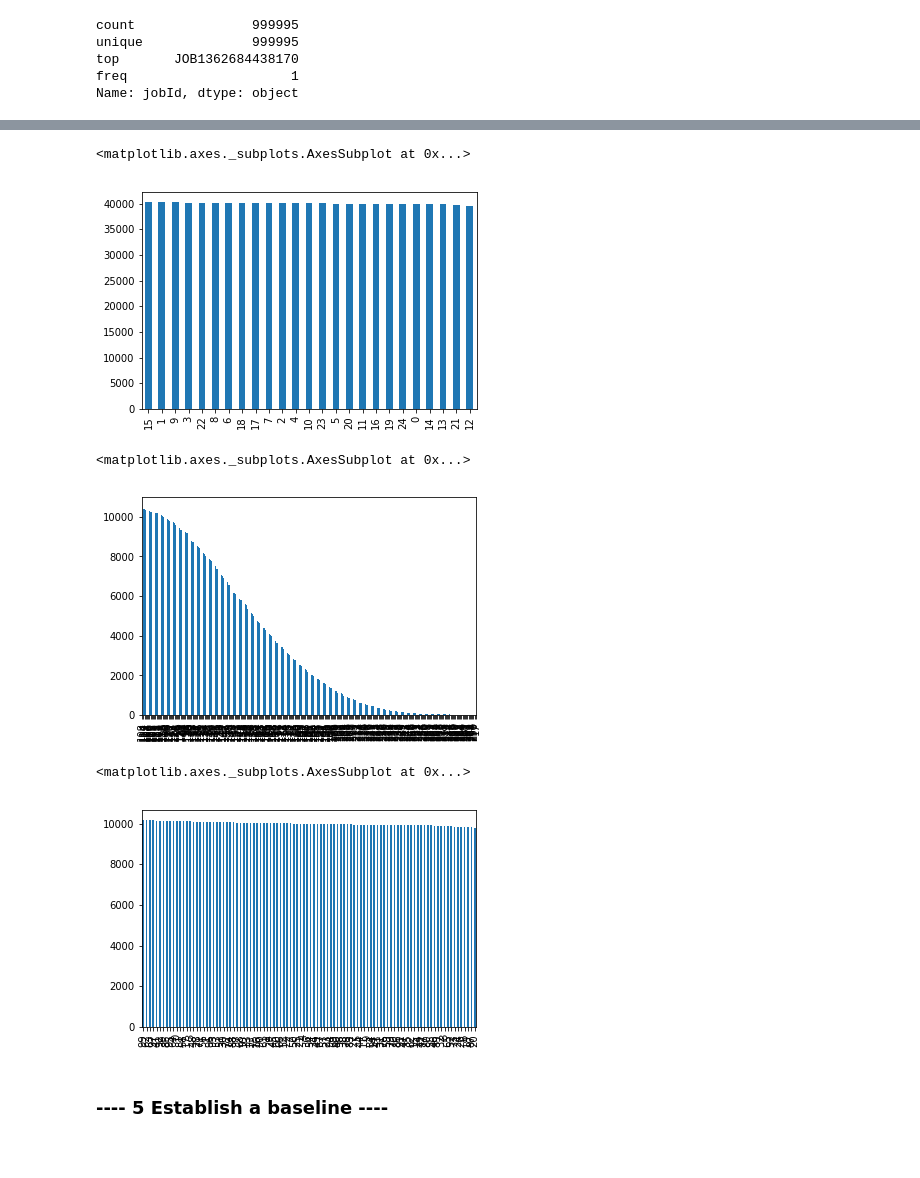
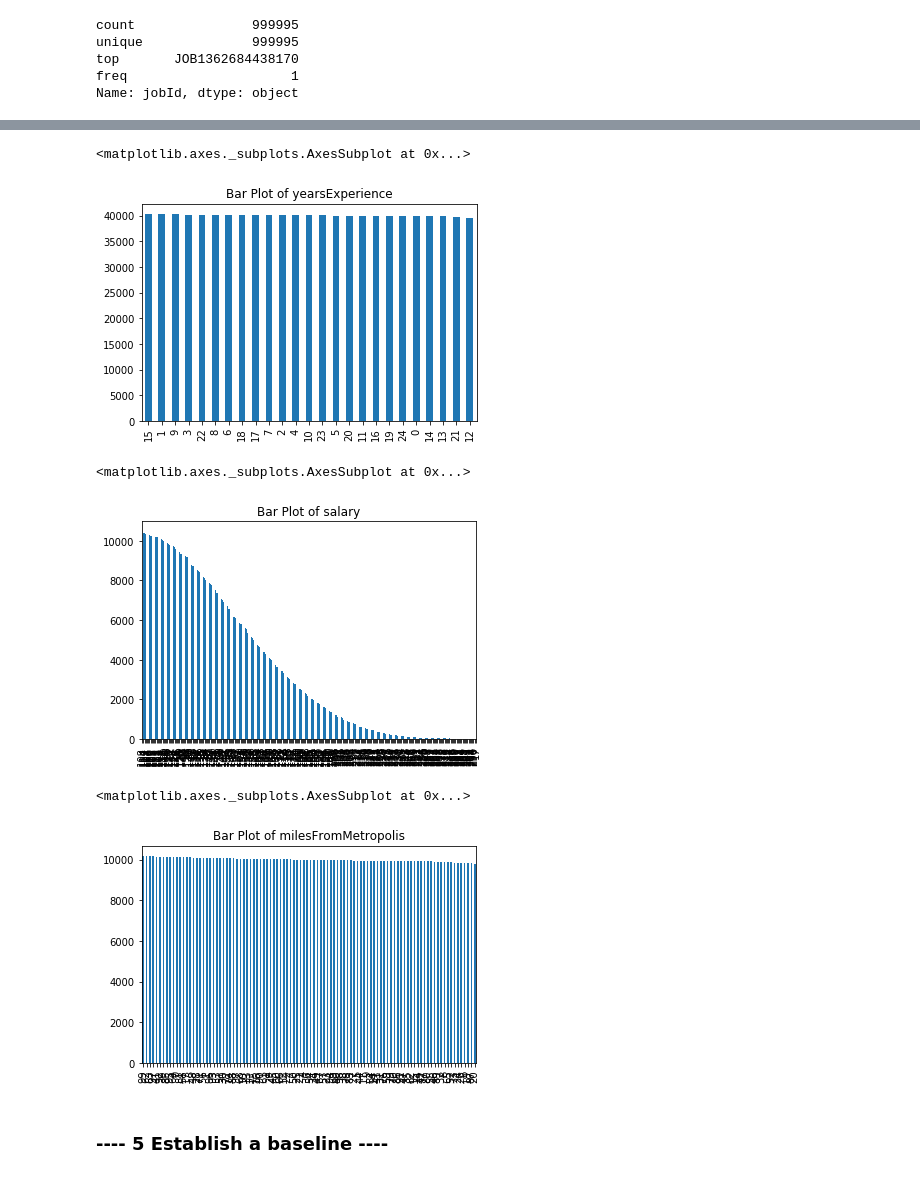
Before and after one commit to cdean4/salary-prediction-portfolio, a Jupyter notebook: SalaryProject.ipynb, the cells around one changed output, grey strips where cells are left out. Saved outputs shown, nothing was run; the diff lists cells and outputs as text; code cells hidden in the pictures.

```diff
--- a/SalaryProject.ipynb
+++ b/SalaryProject.ipynb
@@ -343,18 +343,18 @@ data_train.industry.value_counts().plot(kind='bar')
 # %%
-data_train.yearsExperience.value_counts().plot(kind='bar')
+data_train.yearsExperience.value_counts().plot(kind='bar', title='Bar Plot of yearsExperience')
 # %% [output]
 <matplotlib.axes._subplots.AxesSubplot at 0x...>
-[figure, old version]
+[figure, new version]
 # %%
-data_train.salary.value_counts().plot(kind='bar')
+data_train.salary.value_counts().plot(kind='bar', title='Bar Plot of salary')
 # %% [output]
 <matplotlib.axes._subplots.AxesSubplot at 0x...>
-[figure, old version]
+[figure, new version]
 # %%
-data_train.milesFromMetropolis.value_counts().plot(kind='bar')
+data_train.milesFromMetropolis.value_counts().plot(kind='bar', title='Bar Plot of milesFromMetropolis')
 # %% [output]
 <matplotlib.axes._subplots.AxesSubplot at 0x...>
-[figure, old version]
+[figure, new version]
 # %% [markdown]
 ### ---- 5 Establish a baseline ----
 # %%
```
Also changed, not shown: parts of 5 cells of this notebook.
